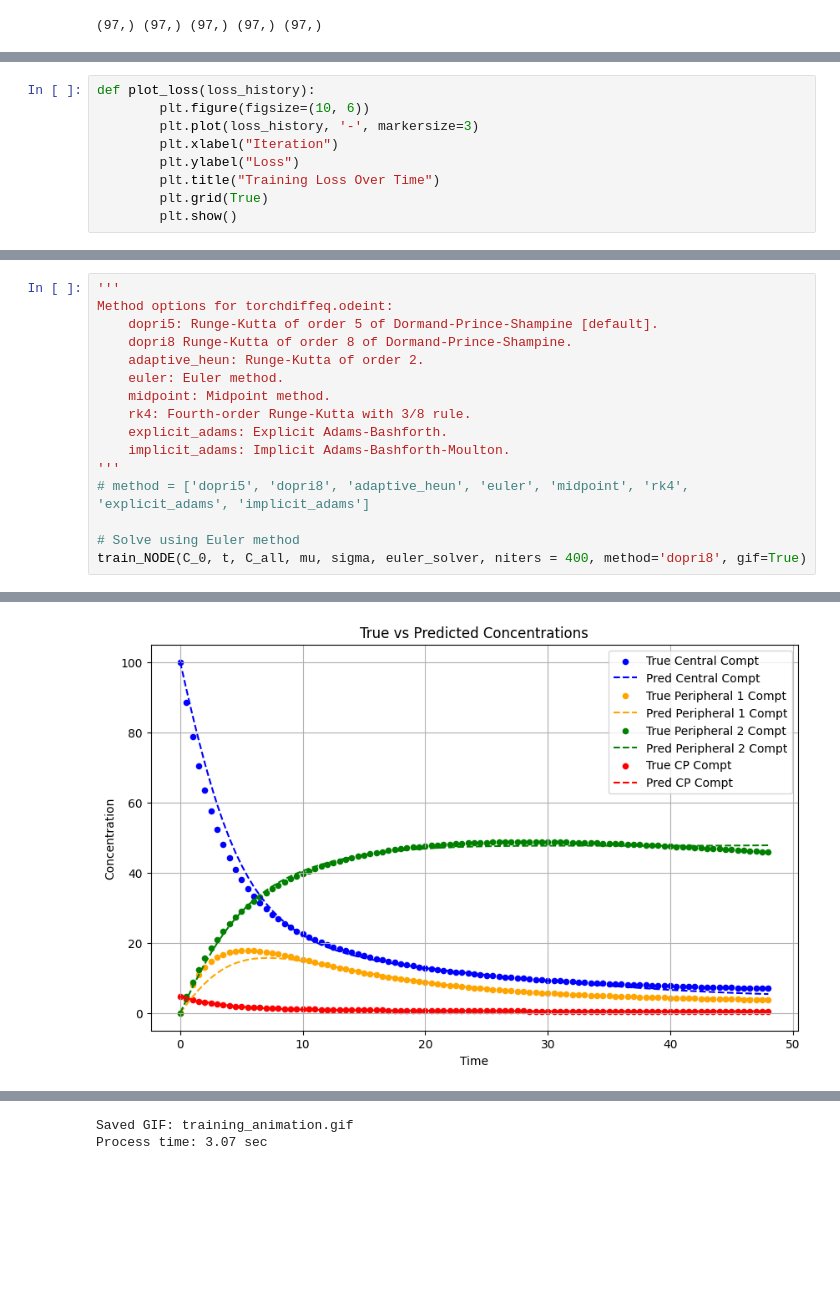
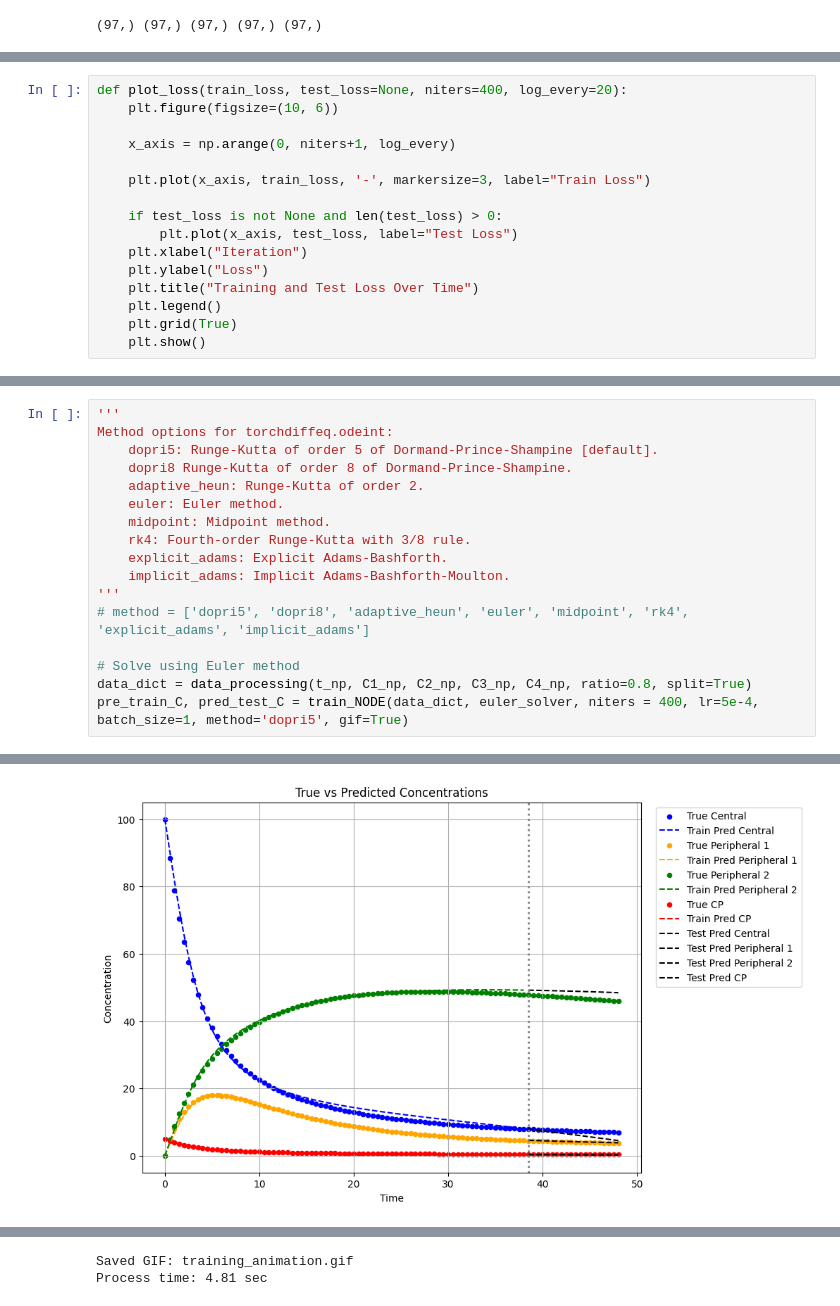
Before and after one commit to VNSwtHuo/MAT292_ODE_Project, a Jupyter notebook: models/NeuralODE/neural_ode.ipynb, the cells around one changed output, grey strips where cells are left out. Cells and saved outputs as stored; diff of their text form; blank space fills up the shorter version.

```diff
--- a/models/NeuralODE/neural_ode.ipynb
+++ b/models/NeuralODE/neural_ode.ipynb
@@ -183,10 +278,17 @@ def visualize(C_all, pred_c, mu, sigma):
 # %%
-def plot_loss(loss_history):
-        plt.figure(figsize=(10, 6))
-        plt.plot(loss_history, '-', markersize=3)
-        plt.xlabel("Iteration")
-        plt.ylabel("Loss")
-        plt.title("Training Loss Over Time")
-        plt.grid(True)
-        plt.show()
+def plot_loss(train_loss, test_loss=None, niters=400, log_every=20):
+    plt.figure(figsize=(10, 6))
+
+    x_axis = np.arange(0, niters+1, log_every)
+
+    plt.plot(x_axis, train_loss, '-', markersize=3, label="Train Loss")
+
+    if test_loss is not None and len(test_loss) > 0:
+        plt.plot(x_axis, test_loss, label="Test Loss")
+    plt.xlabel("Iteration")
+    plt.ylabel("Loss")
+    plt.title("Training and Test Loss Over Time")
+    plt.legend()
+    plt.grid(True)
+    plt.show()
 # %%
@@ -256,5 +389,6 @@ Method options for torchdiffeq.odeint:
 # method = ['dopri5', 'dopri8', 'adaptive_heun', 'euler', 'midpoint', 'rk4', 'explicit_adams', 'implicit_adams']
 
 # Solve using Euler method
-train_NODE(C_0, t, C_all, mu, sigma, euler_solver, niters = 400, method='dopri8', gif=True)
+data_dict = data_processing(t_np, C1_np, C2_np, C3_np, C4_np, ratio=0.8, split=True)
+pre_train_C, pred_test_C = train_NODE(data_dict, euler_solver, niters = 400, lr=5e-4, batch_size=1, method='dopri5', gif=True)
 # %% [output]
@@ -262 +396 @@ Iter 0400 | Total Loss 0.084184
-[figure, old version]
+[figure, new version]
@@ -264,4 +398,4 @@ Iter 0400 | Total Loss 0.084184
 Saved GIF: training_animation.gif
-Process time: 3.07 sec
+Process time: 4.81 sec
 # %%
 # Solve using Improved Euler method
```
Also changed, not shown: parts of 17 cells of this notebook, 42 other files.
